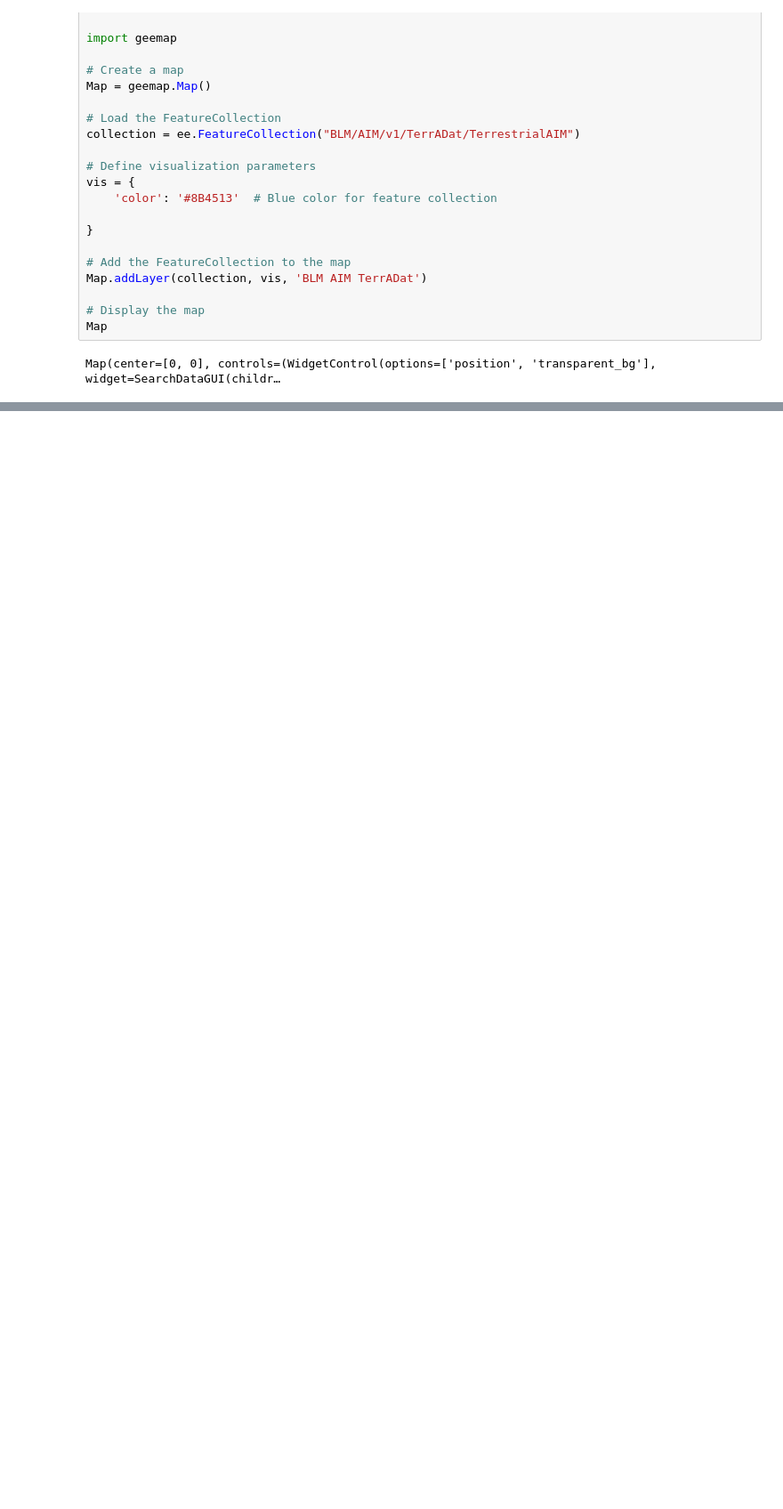
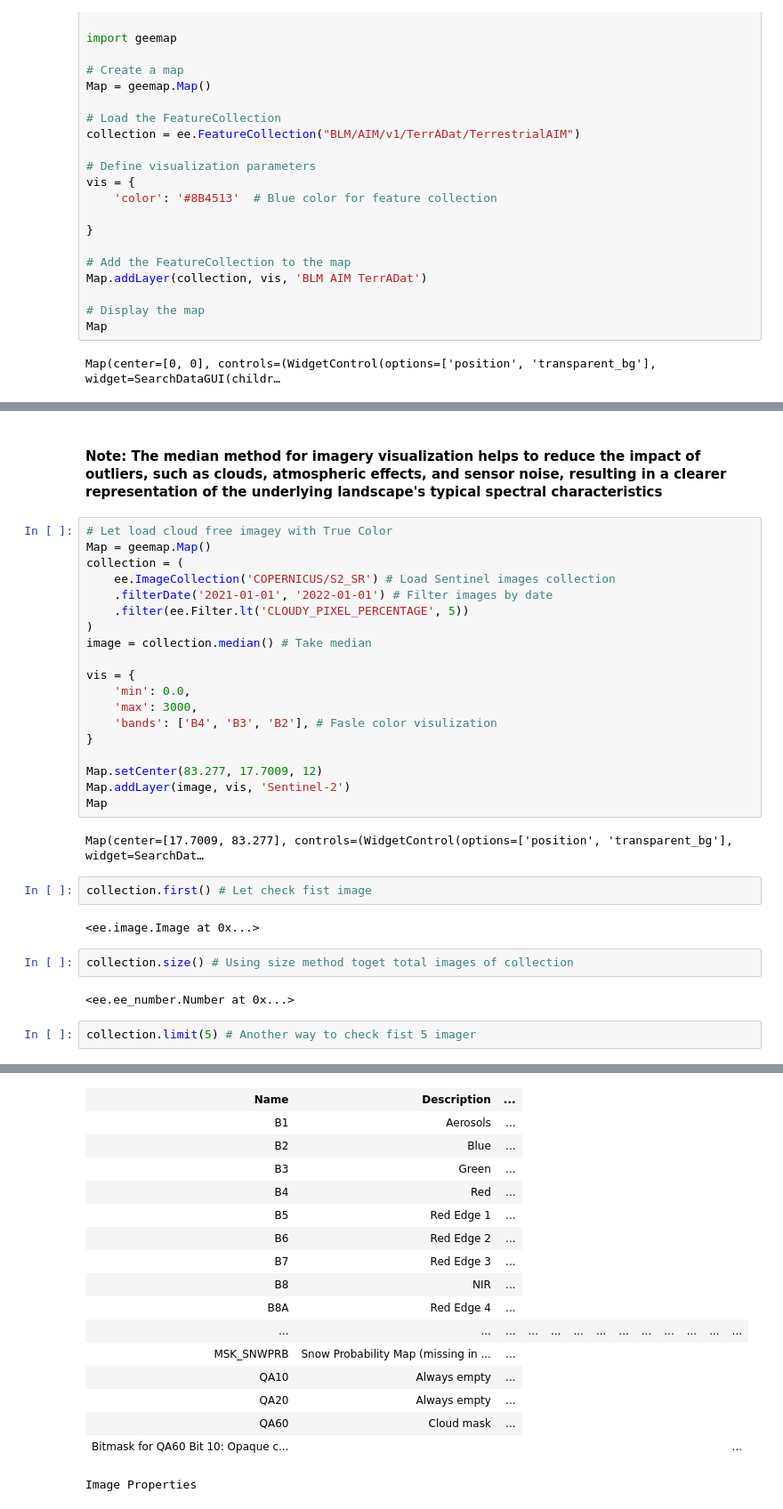
Before and after one commit to naveedali786/Geospatial-Data-Science-GEEMAP, a Jupyter notebook: Exploring_Earth_Engine_Data.ipynb, the cells around one changed output, grey strips where cells are left out. Shown at 89% size. Cells and saved outputs as stored; diff of their text form; blank space fills up the shorter version.

```diff
--- a/Exploring_Earth_Engine_Data.ipynb
+++ b/Exploring_Earth_Engine_Data.ipynb
@@ -253,0 +325,34 @@ Map(center=[0, 0], controls=(WidgetControl(options=['position', 'transparent_bg'
+# %% [markdown]
+#### **Note:** The median method for imagery visualization helps to reduce the impact of outliers, such as clouds, atmospheric effects, and sensor noise, resulting in a clearer representation of the underlying landscape's typical spectral characteristics
+# %%
+# Let load cloud free imagey with True Color
+Map = geemap.Map()
+collection = (
+    ee.ImageCollection('COPERNICUS/S2_SR') # Load Sentinel images collection
+    .filterDate('2021-01-01', '2022-01-01') # Filter images by date
+    .filter(ee.Filter.lt('CLOUDY_PIXEL_PERCENTAGE', 5))
+)
+image = collection.median() # Take median
+
+vis = {
+    'min': 0.0,
+    'max': 3000,
+    'bands': ['B4', 'B3', 'B2'], # Fasle color visulization
+}
+
+Map.setCenter(83.277, 17.7009, 12)
+Map.addLayer(image, vis, 'Sentinel-2')
+Map
+# %% [output]
+Map(center=[17.7009, 83.277], controls=(WidgetControl(options=['position', 'transparent_bg'], widget=SearchDat…
+# %%
+collection.first() # Let check fist image
+# %% [output]
+<ee.image.Image at 0x...>
+# %%
+collection.size() # Using size method toget total images of collection
+# %% [output]
+<ee.ee_number.Number at 0x...>
+# %%
+collection.limit(5) # Another way to check fist 5 imager
+# %% [output]
@@ -253,0 +379,17 @@ Map(center=[0, 0], controls=(WidgetControl(options=['position', 'transparent_bg'
+| Name | Description | ... |
+| B1 | Aerosols | ... |
+| B2 | Blue | ... |
+| B3 | Green | ... |
+| B4 | Red | ... |
+| B5 | Red Edge 1 | ... |
+| B6 | Red Edge 2 | ... |
+| B7 | Red Edge 3 | ... |
+| B8 | NIR | ... |
+| B8A | Red Edge 4 | ... |
+| ... | ... | ... | ... | ... | ... | ... | ... | ... | ... | ... | ... | ... |
+| MSK_SNWPRB | Snow Probability Map (missing in ... | ... |
+| QA10 | Always empty | ... |
+| QA20 | Always empty | ... |
+| QA60 | Cloud mask | ... |
+| Bitmask for QA60 Bit 10: Opaque c... |  |  |  |  |  |  |  |  |  |  |  | ... |
+Image Properties
```
Also changed, not shown: parts of 31 cells of this notebook.
